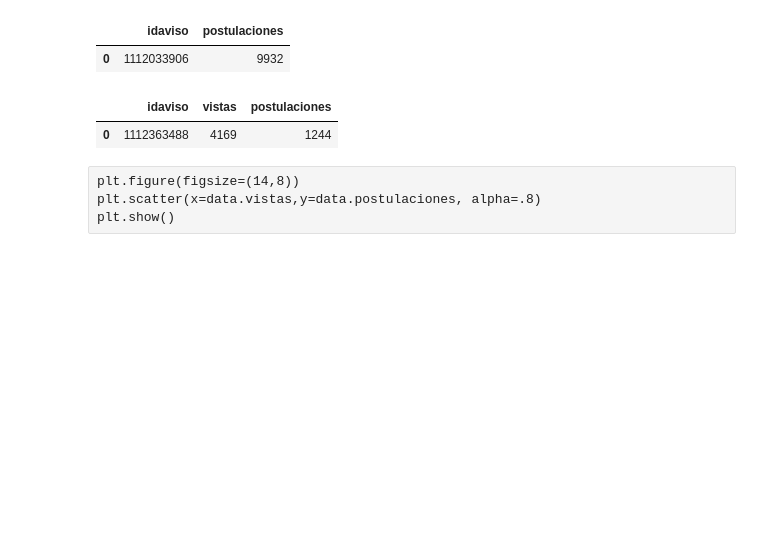
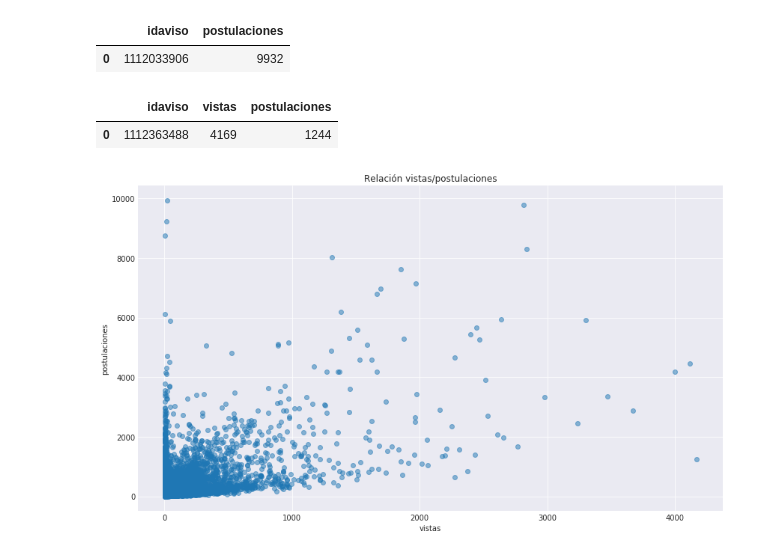
Before and after one commit to tbotalla/Datos1Q2018, a Jupyter notebook: parte1/Postulaciones.ipynb, the cells around one changed output. Saved outputs shown, nothing was run; the diff lists cells and outputs as text; code cells hidden in the pictures; blank space fills up the shorter version.

```diff
--- a/parte1/Postulaciones.ipynb
+++ b/parte1/Postulaciones.ipynb
@@ -186,7 +225,12 @@ data.head(1)
 # %% [output]
 |  | idaviso | vistas | postulaciones |
 | 0 | 1112363488 | 4169 | 1244 |
-# %% [raw]
-plt.figure(figsize=(14,8))
-plt.scatter(x=data.vistas,y=data.postulaciones, alpha=.8)
-plt.show()
+# %%
+plt.figure(figsize=(14,8))
+plt.title('Relación vistas/postulaciones')
+plt.scatter(x=data.vistas,y=data.postulaciones, alpha=.5)
+plt.xlabel('vistas')
+plt.ylabel('postulaciones')
+plt.show()
+# %% [output]
+[figure, added]
```
Also changed, not shown: parts of 7 cells of this notebook.
